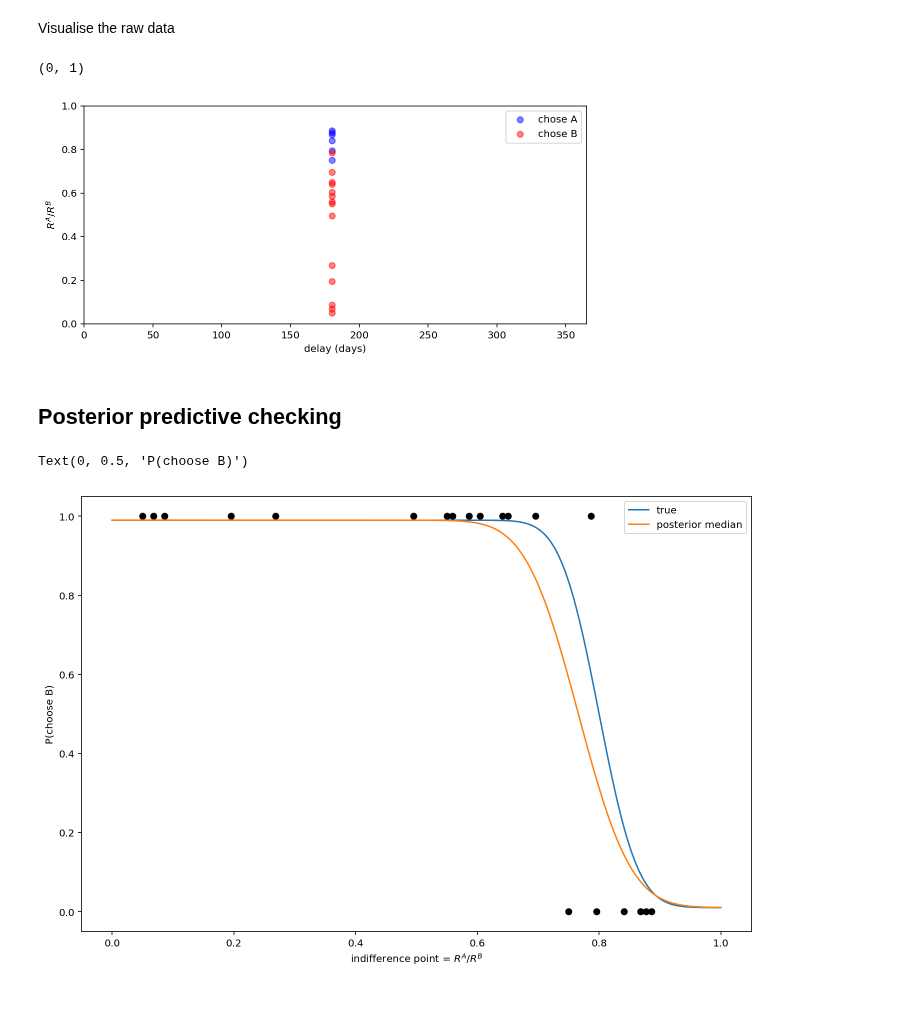
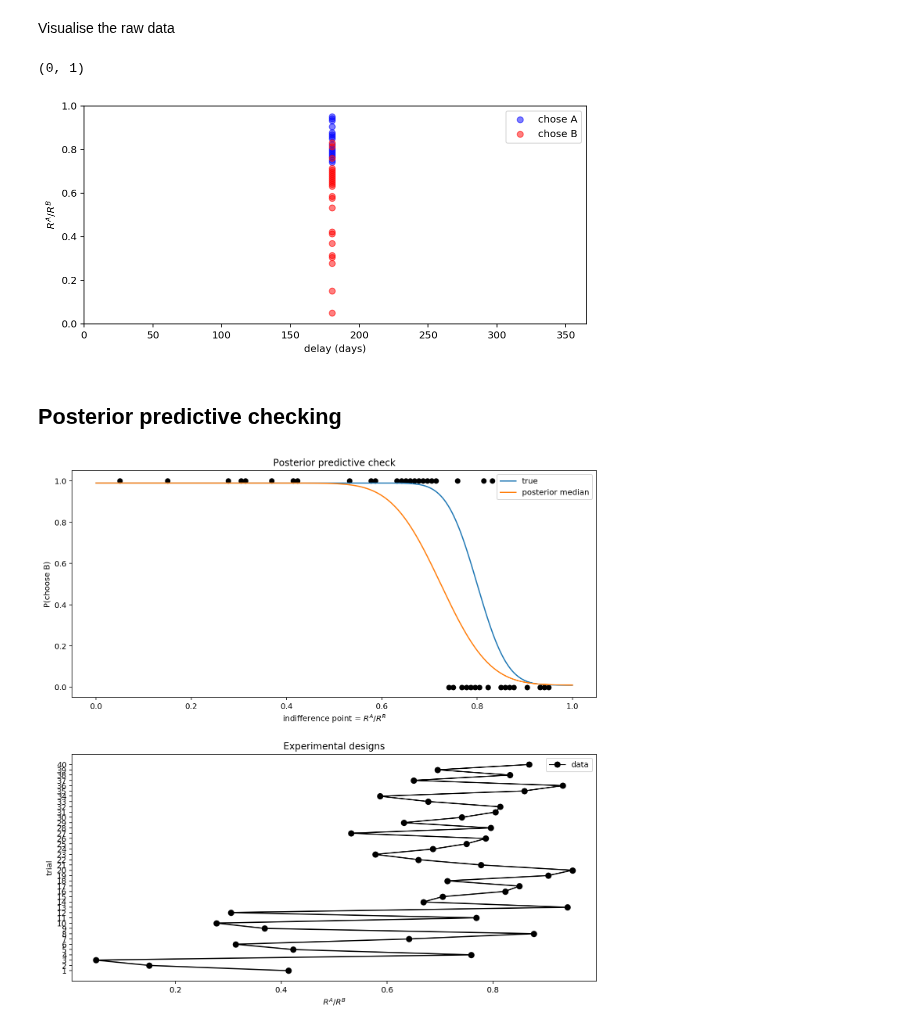
Before and after one commit to drbenvincent/darc_toolbox, a Jupyter notebook: dev/DelaySlice testing.ipynb, the cells around one changed output. Saved outputs shown, nothing was run; the diff lists cells and outputs as text; code cells hidden in the pictures; blank space fills up the shorter version.

Commit message:
#53 updated visualisation of DelaySlice model

```diff
--- a/dev/DelaySlice testing.ipynb
+++ b/dev/DelaySlice testing.ipynb
@@ -19,7 +19,7 @@ import matplotlib.pyplot as plt
 # %% [markdown]
 ## Simulated experiment with `DelaySlice` model
 # %%
-max_trials = 20
+max_trials = 40
 
 design_thing = DARCDesign(max_trials=max_trials,
                           RA=list(100*np.linspace(0.05, 0.95, 100)),
@@ -42,14 +42,14 @@ ax.set_xlim([0, 365])
 ax.set_ylim([0, 1])
 # %% [output]
 (0, 1)
-[figure, old version]
+[figure, new version]
 # %% [markdown]
 ## Posterior predictive checking
 # %%
-def plot_data(all_data):
+def plot_data(ax, all_data):
     x = all_data['RA'].values / all_data['RB'].values
     y = all_data['R'].values
-    plt.scatter(x, y, c='k')
+    ax.scatter(x, y, c='k')
 # %%
 Phi = lambda x: norm.cdf(x, loc=0, scale=1)
 
@@ -62,23 +62,39 @@ indiff_median = θpe['indiff'].values
 # %%
 x = np.linspace(0, 1, 500)
 # %%
-fig, ax = plt.subplots(figsize=(12,8))
+fig, ax = plt.subplots(2, 1, figsize=(12,12))
 
+# Psychometric function posterior predictive check + data ====================
 x = np.linspace(0, 1, 500)
 
 y = Psi(x, indiff_true, α_true, ϵ=0.01)
-plt.plot(x,y, label='true')
+ax[0].plot(x,y, label='true')
 
 y = Psi(x, indiff_median, α_median, ϵ=0.01)
-plt.plot(x,y, label='posterior median')
+ax[0].plot(x,y, label='posterior median')
 
-plot_data(design_thing.all_data)
+plot_data(ax[0], design_thing.all_data)
 
-ax.set_ylim([0-0.05, 1+0.05])
-ax.legend()
+ax[0].set_ylim([0-0.05, 1+0.05])
+ax[0].legend()
 
-ax.set_xlabel('indifference point = $R^A/R^B$')
-ax.set_ylabel('P(choose B)')
+ax[0].set_xlabel('indifference point = $R^A/R^B$')
+ax[0].set_ylabel('P(choose B)')
+ax[0].set_title('Posterior predictive check')
+
+
+# Visualise things as a function of trial ===================================
+
+trial = np.arange(design_thing.all_data.shape[0]) + 1
+indiff = design_thing.all_data['RA'].values / design_thing.all_data['RB'].values
+ax[1].plot(indiff, trial, '-o', ms=7, c='k', label='data')
+
+ax[1].set_ylabel('trial')
+ax[1].set_xlabel('$R^A/R^B$')
+ax[1].set_yticks(trial)
+ax[1].legend()
+ax[1].set_title('Experimental designs')
+
+plt.subplots_adjust(hspace=0.25)
 # %% [output]
-Text(0, 0.5, 'P(choose B)')
-[figure, old version]
+[figure, new version]
```
Also changed, not shown: 1 other file.
